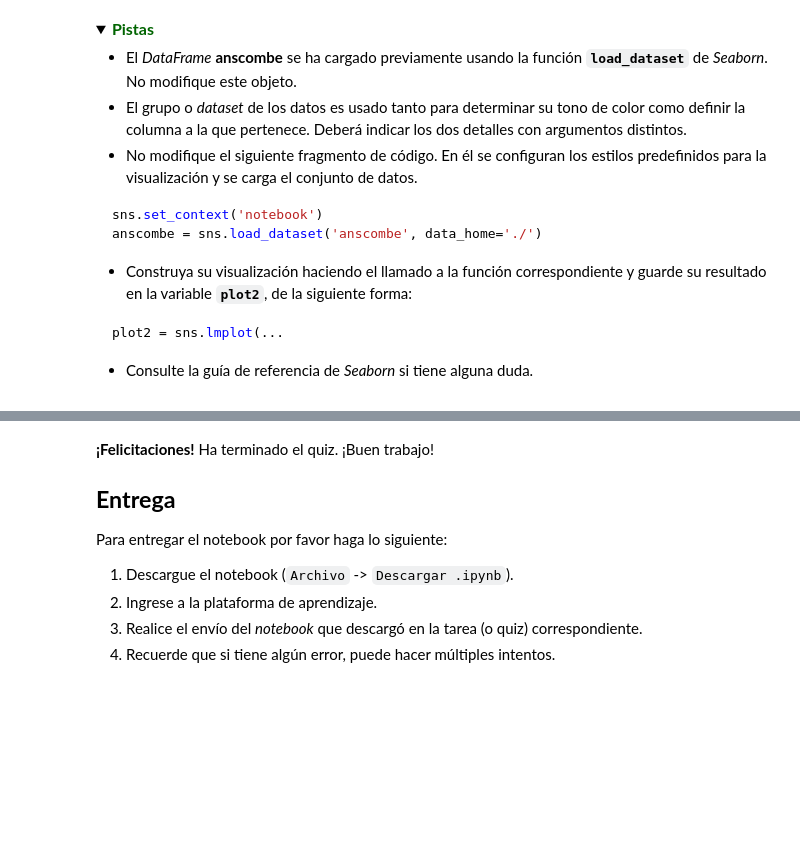
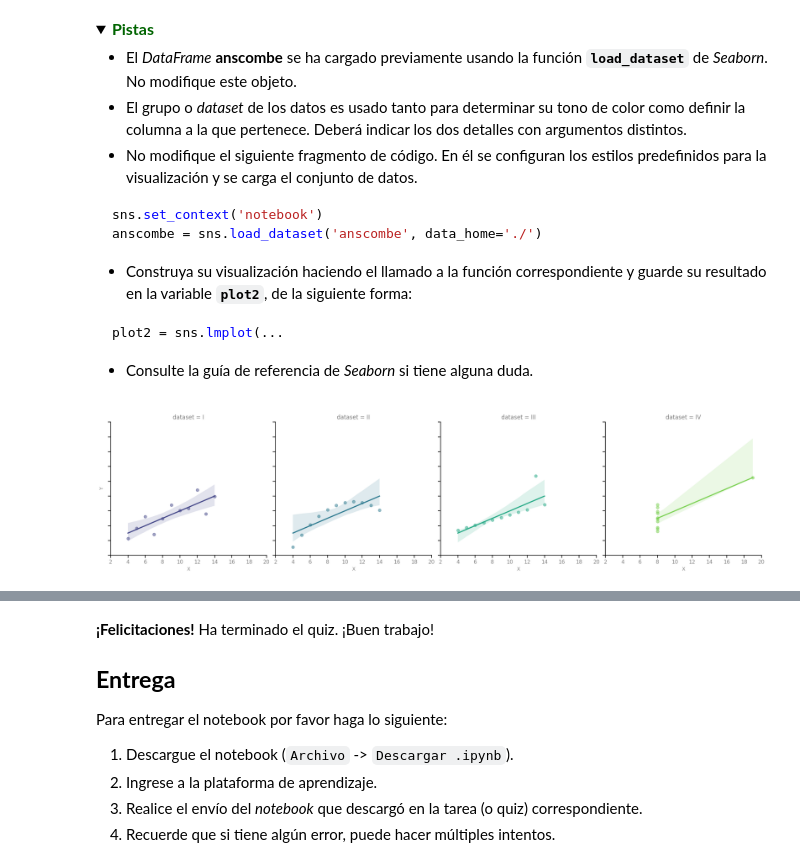
Before and after one commit to danielamejiacastro/MLDS--Course, a Jupyter notebook: Quiz_8_Seaborn.ipynb, the cells around one changed output, grey strips where cells are left out. Cells and saved outputs as stored; diff of their text form; code cells hidden in the pictures; folded sections open; blank space fills up the shorter version.

```diff
--- a/Quiz_8_Seaborn.ipynb
+++ b/Quiz_8_Seaborn.ipynb
@@ -136,13 +159,34 @@ plot2 = sns.lmplot(...
 # %%
 #VARIABLE CALIFICADA: plot2
 
 sns.set_context('notebook') # Se define el estilo de la visualización.
 ### No modificar la siguiente instrucción para cargar el dataset ###
 anscombe = sns.load_dataset('anscombe', data_home='./') # DataFrame con el conjuto de datos "anscombe".
 
 ### ESCRIBA SU CÓDIGO AQUÍ ### (~ 1 línea de código)
-plot2 = None
+
+# Crear el Cuarteto de Anscombe con lmplot
+plot2 = sns.lmplot(data=anscombe, x='x', y='y', col='dataset', hue='dataset', palette='viridis', scatter_kws={"alpha": 0.5})
+
+# Configurar el fondo transparente de la figura
+plot2.fig.patch.set_facecolor('none')
+
+# Configurar el fondo blanco de los ejes
+for ax in plot2.axes.flat:
+    ax.patch.set_facecolor('white')
+
+# Configurar elementos de texto en blanco
+plot2.set_axis_labels("X", "Y", fontsize=10, alpha=0.5)
+plot2.set_titles(alpha=0.5)
+plot2.set_xticklabels(alpha=0.5)
+plot2.set_yticklabels(alpha=0.5)
+
+# Mostrar la visualización
+plt.show()
+
 ### FIN DEL CÓDIGO ###
+# %% [output]
+[figure, added]
 # %% [markdown]
 **Salida esperada:**
 
```
Also changed, not shown: parts of 2 cells of this notebook, 4 other files.
